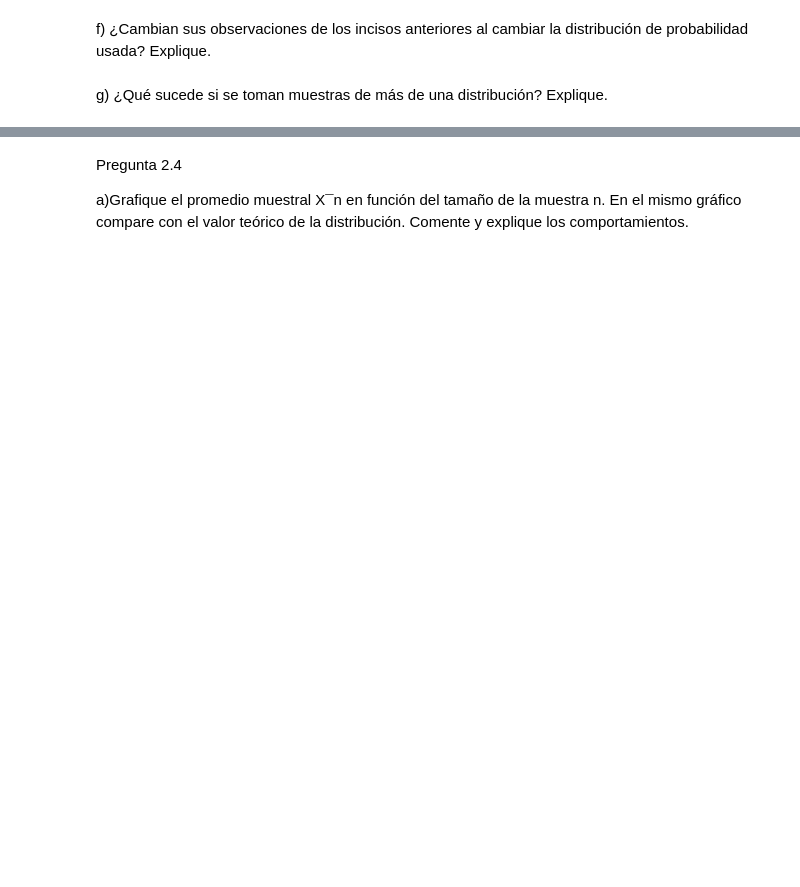
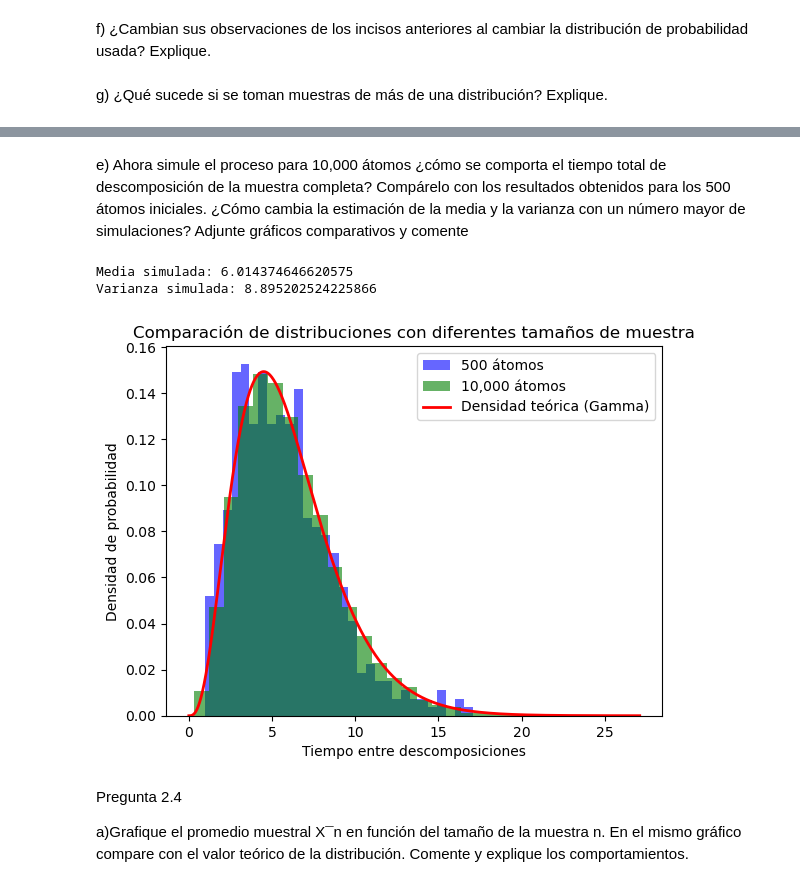
Before and after one commit to mixedpaipo/LECS, a Jupyter notebook: LEC3/lec3-grupoA.ipynb, the cells around one changed output, grey strips where cells are left out. Cells and saved outputs as stored; diff of their text form; code cells hidden in the pictures; blank space fills up the shorter version.

```diff
--- a/LEC3/lec3-grupoA.ipynb
+++ b/LEC3/lec3-grupoA.ipynb
@@ -274,3 +348,37 @@ g) ¿Qué sucede si se toman muestras de más de una distribución? Explique.
+# %% [markdown]
+e) Ahora simule el proceso para 10,000 átomos ¿cómo se comporta el tiempo total de
+descomposición de la muestra completa? Compárelo con los resultados obtenidos para los 500 átomos iniciales. ¿Cómo cambia la estimación de la media y la varianza con
+un número mayor de simulaciones? Adjunte gráficos comparativos y comente
+# %%
+# Simulación para 10,000 átomos
+n_atomos_10000 = 10000
+tiempos_2 = np.random.gamma(alpha, beta, n_atomos_10000)
+
+# Media y varianza de los nuevos datos simulados
+media1_10000 = np.mean(tiempos_2)
+varianza1_10000 = np.var(tiempos_2)
+
+print(f"Media simulada: {media1_10000}")
+print(f"Varianza simulada: {varianza1_10000}")
+
+# Comparación gráfica de las distribuciones
+plt.hist(tiempos, bins=30, density=True, alpha=0.6, color='blue', label='500 átomos')
+plt.hist(tiempos_2, bins=30, density=True, alpha=0.6, color='green', label='10,000 átomos')
+
+# Superponer la densidad teórica
+x = np.linspace(0, max(tiempos_2), 1000)
+densidad_teorica = gamma.pdf(x, a=alpha, scale=beta)
+plt.plot(x, densidad_teorica, 'r-', lw=2, label='Densidad teórica (Gamma)')
+
+plt.title('Comparación de distribuciones con diferentes tamaños de muestra')
+plt.xlabel('Tiempo entre descomposiciones')
+plt.ylabel('Densidad de probabilidad')
+plt.legend()
+plt.show()
+# %% [output]
+Media simulada: 6.014374646620575
+Varianza simulada: 8.895202524225866
+[figure, added]
 # %% [markdown]
 Pregunta 2.4
 
```
Also changed, not shown: parts of 19 cells of this notebook.
